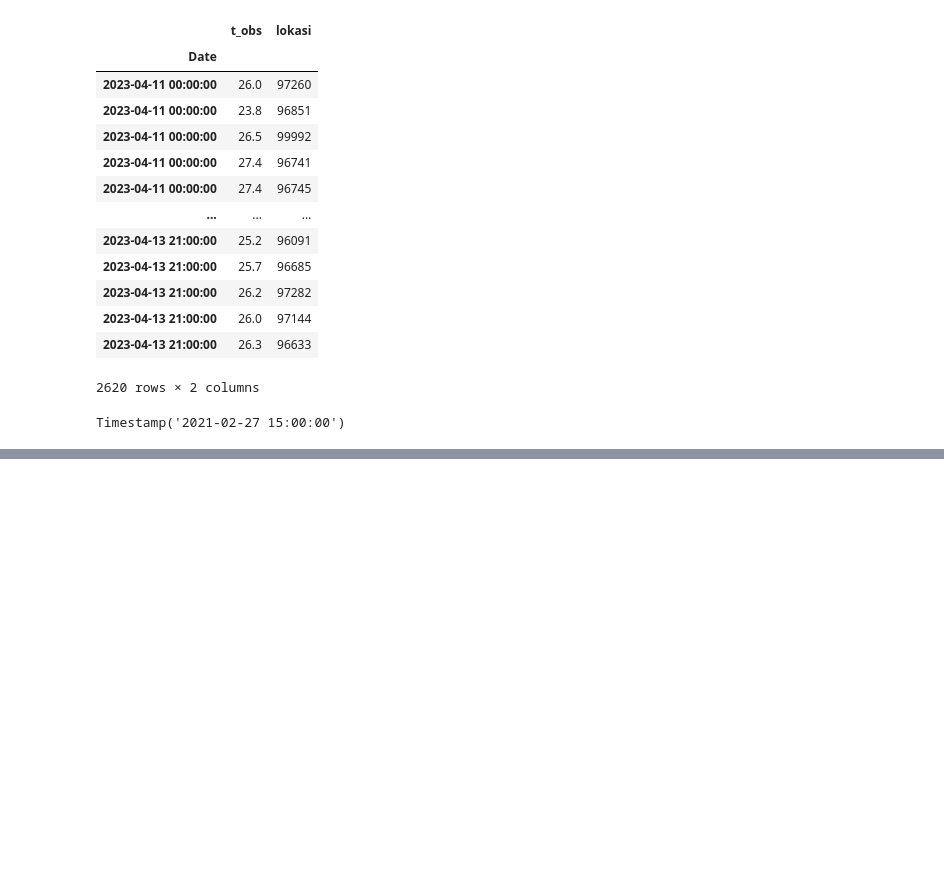
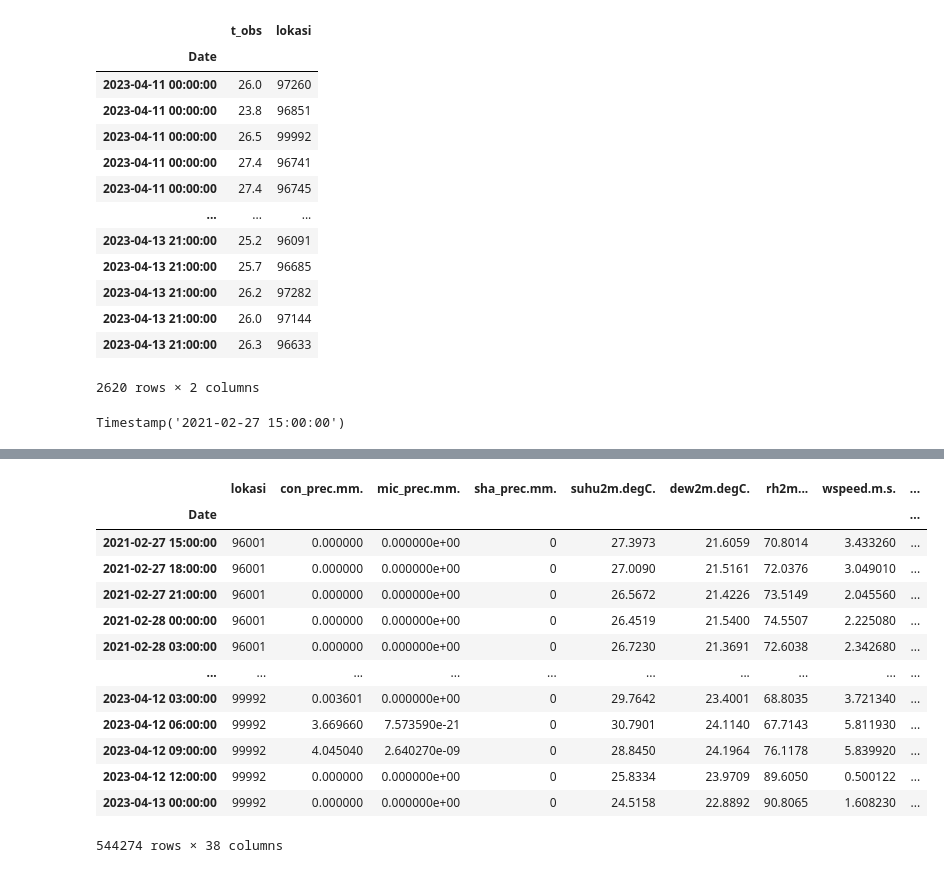
Before and after one commit to harmonicnauts/Modelling-MONAS, a Jupyter notebook: Random Test/Test_data_value.ipynb, the cells around one changed output, grey strips where cells are left out. Cells and saved outputs as stored; diff of their text form; code cells hidden in the pictures; blank space fills up the shorter version.

```diff
--- a/Random Test/Test_data_value.ipynb
+++ b/Random Test/Test_data_value.ipynb
@@ -6,8 +6,8 @@ os.getcwd()
 # %%
 import pandas as pd
 weather = pd.read_csv(
-    '..\Modelling\data_fix_temp.txt')
-df_wmoid = pd.read_excel('..\Modelling\daftar_wmoid.xlsx')
+    '../Modelling/Data/data_fix_temp.txt')
+df_wmoid = pd.read_excel('../Modelling/Data/daftar_wmoid.xlsx')
 df_wmoid = df_wmoid.rename(columns={'WMOID': 'lokasi'})
 # %%
 df_wmoid = df_wmoid[['lokasi', 'Nama UPT']]
@@ -237,0 +358,20 @@ Name: Date, dtype: datetime64[ns]
+# %%
+test_weather = weather.copy()
+test_weather = test_weather.set_index('Date')
+test_weather.sort_index()
+test_weather
+# %% [output]
+|  | lokasi | con_prec.mm. | mic_prec.mm. | sha_prec.mm. | suhu2m.degC. | dew2m.degC. | rh2m... | wspeed.m.s. | ... |
+| Date |  |  |  |  |  |  |  |  | ... |
+| 2021-02-27 15:00:00 | 96001 | 0.000000 | 0.000000e+00 | 0 | 27.3973 | 21.6059 | 70.8014 | 3.433260 | ... |
+| 2021-02-27 18:00:00 | 96001 | 0.000000 | 0.000000e+00 | 0 | 27.0090 | 21.5161 | 72.0376 | 3.049010 | ... |
+| 2021-02-27 21:00:00 | 96001 | 0.000000 | 0.000000e+00 | 0 | 26.5672 | 21.4226 | 73.5149 | 2.045560 | ... |
+| 2021-02-28 00:00:00 | 96001 | 0.000000 | 0.000000e+00 | 0 | 26.4519 | 21.5400 | 74.5507 | 2.225080 | ... |
+| 2021-02-28 03:00:00 | 96001 | 0.000000 | 0.000000e+00 | 0 | 26.7230 | 21.3691 | 72.6038 | 2.342680 | ... |
+| ... | ... | ... | ... | ... | ... | ... | ... | ... | ... |
+| 2023-04-12 03:00:00 | 99992 | 0.003601 | 0.000000e+00 | 0 | 29.7642 | 23.4001 | 68.8035 | 3.721340 | ... |
+| 2023-04-12 06:00:00 | 99992 | 3.669660 | 7.573590e-21 | 0 | 30.7901 | 24.1140 | 67.7143 | 5.811930 | ... |
+| 2023-04-12 09:00:00 | 99992 | 4.045040 | 2.640270e-09 | 0 | 28.8450 | 24.1964 | 76.1178 | 5.839920 | ... |
+| 2023-04-12 12:00:00 | 99992 | 0.000000 | 0.000000e+00 | 0 | 25.8334 | 23.9709 | 89.6050 | 0.500122 | ... |
+| 2023-04-13 00:00:00 | 99992 | 0.000000 | 0.000000e+00 | 0 | 24.5158 | 22.8892 | 90.8065 | 1.608230 | ... |
+544274 rows × 38 columns
```
Also changed, not shown: parts of 23 cells of this notebook, 18 other files.
